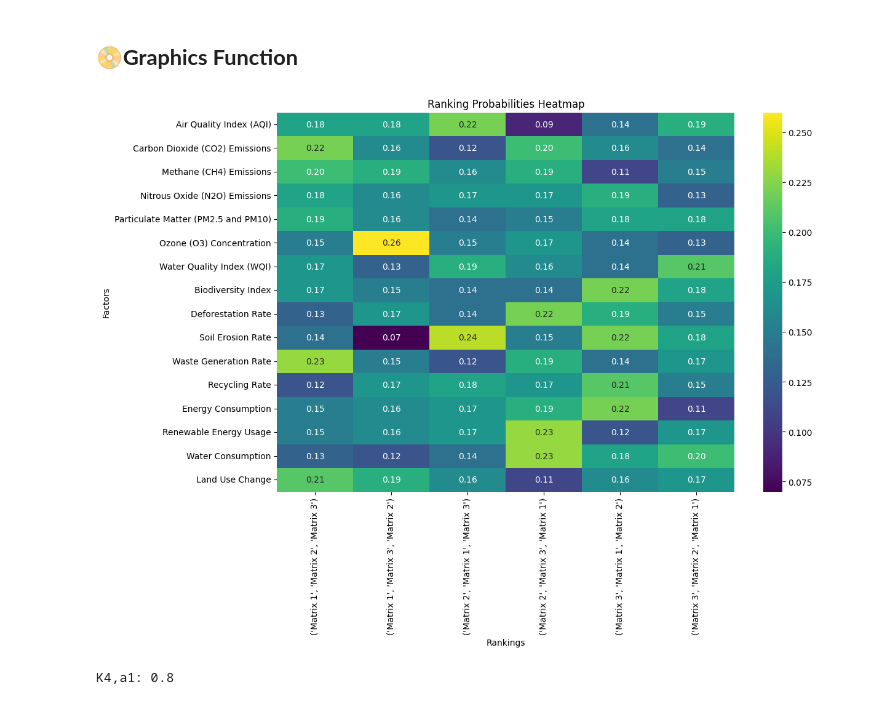
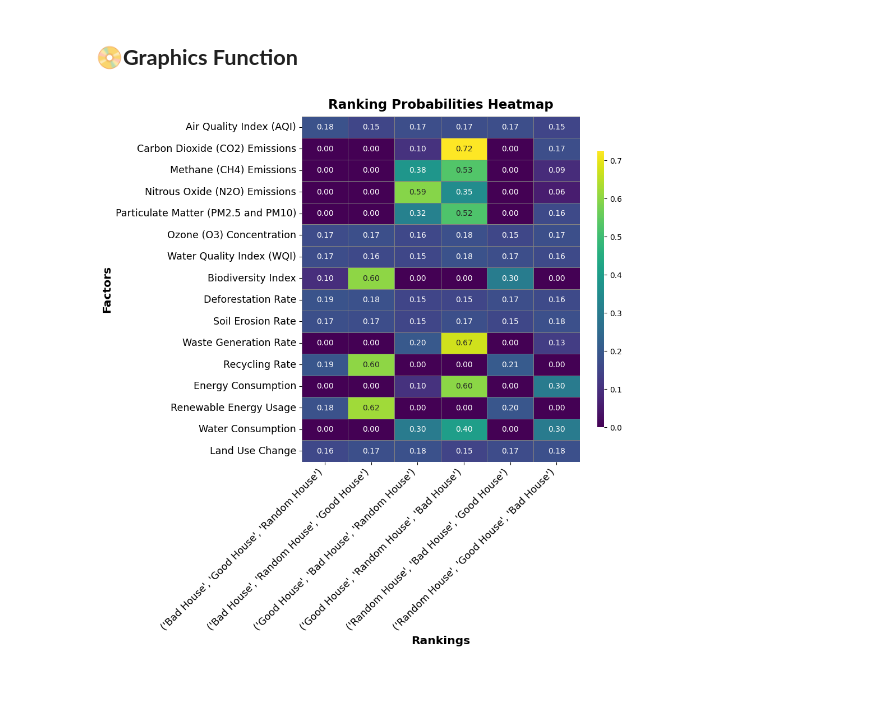
Before and after one commit to YahyaMansoub/QUACI-ACV, a Jupyter notebook: Code/main.ipynb, the cells around one changed output. Saved outputs shown, nothing was run; the diff lists cells and outputs as text; code cells hidden in the pictures.

```diff
--- a/Code/main.ipynb
+++ b/Code/main.ipynb
@@ -532,4 +627,0 @@ def radar_chart_median_iqr(matrices, labels=None, matrix_names=None, color_palet
-# %%
-
-matrices = [generate_matrix(100, 16, distributions=mean_std_list)for i in range(3)]
-matrices
@@ -887,43 +1276,5 @@ def plot_ranking_probabilities_heatmap(probabilities, factors, heatmap_theme="vi
     plt.show()
 # %%
-plot_ranking_probabilities_heatmap(RP_with_probabilities_and_names(matrices, factors=environmental_indicators),environmental_indicators)
+plot_ranking_probabilities_heatmap(RP_with_probabilities_and_names(houses, factors=environmental_indicators,matrix_names=house_labels),environmental_indicators)
 # %% [output]
-[figure, old version]
+[figure, new version]
-# %%
-import numpy as np
-
-def heaviside_step(x):
-    return 1 if x > 0 else 0
-
-def calculate_K4(a1, a2, lambda_percent):
-    """
-    Calculate the superiority statistic K4,a1.
-
-    Parameters:
-    a1 (list or numpy array): Performance values for alternative a1.
-    a2 (list or numpy array): Performance values for alternative a2.
-    lambda_percent (float): The lambda percentage value.
-
-    Returns:
-    float: The superiority statistic K4,a1.
-    """
-    n = len(a1)
-    lambda_factor = 1 + lambda_percent / 100.0
-    count = 0
-
-    for i in range(n):
-        ratio = a1[i] / a2[i]
-        count += heaviside_step(ratio - lambda_factor)
-
-    K4_a1 = count / n
-    return K4_a1
-
-# Example usage
-a1 = [1.2, 1.5, 1.3, 1.7, 1.4]
-a2 = [1.0, 1.1, 1.2, 1.3, 1.1]
-lambda_percent = 10
-
-K4_a1 = calculate_K4(a1, a2, lambda_percent)
-print(f"K4,a1: {K4_a1}")
-# %% [output]
-K4,a1: 0.8
```
Also changed, not shown: parts of 36 cells of this notebook, 1 other file.
